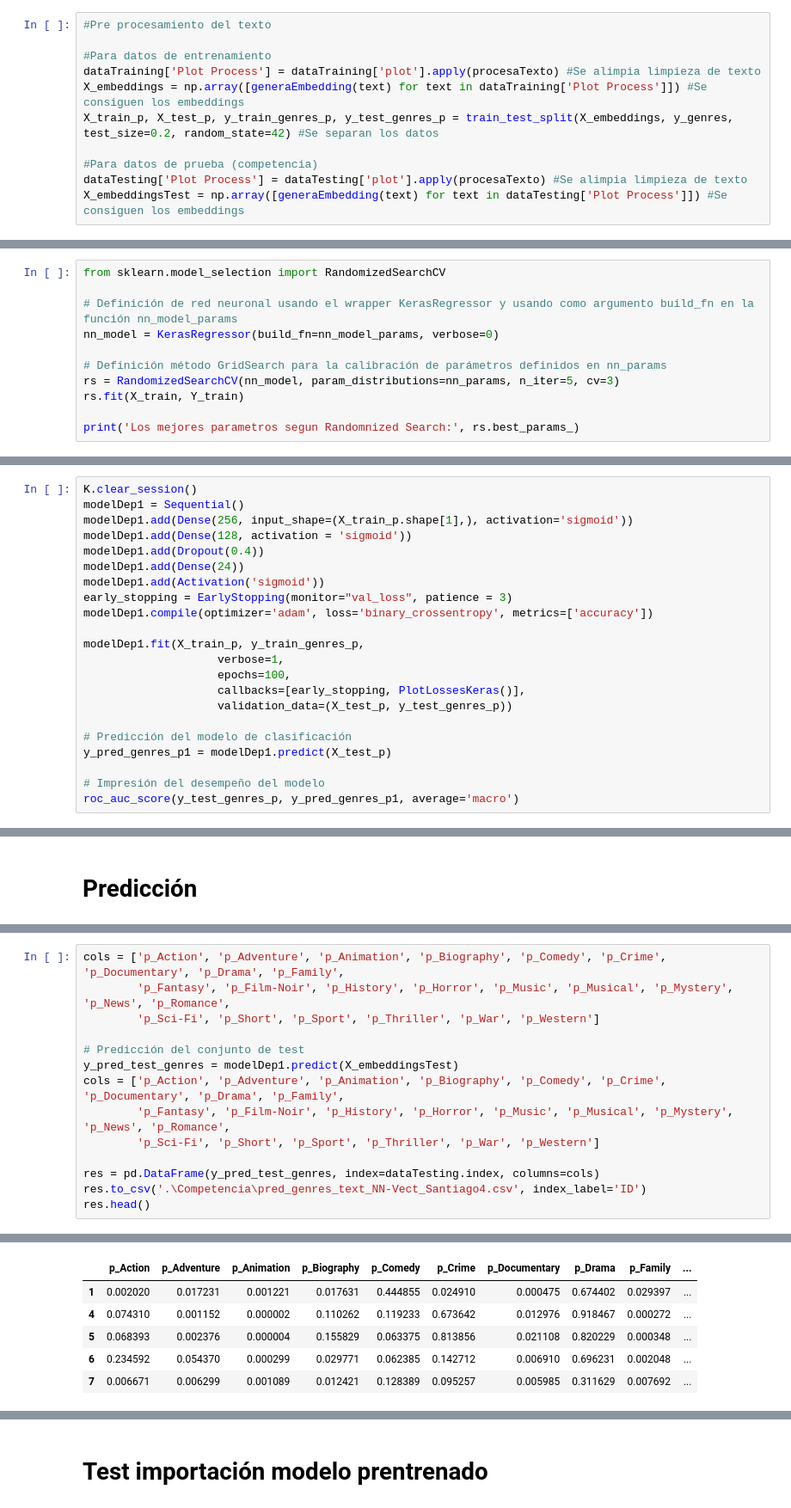
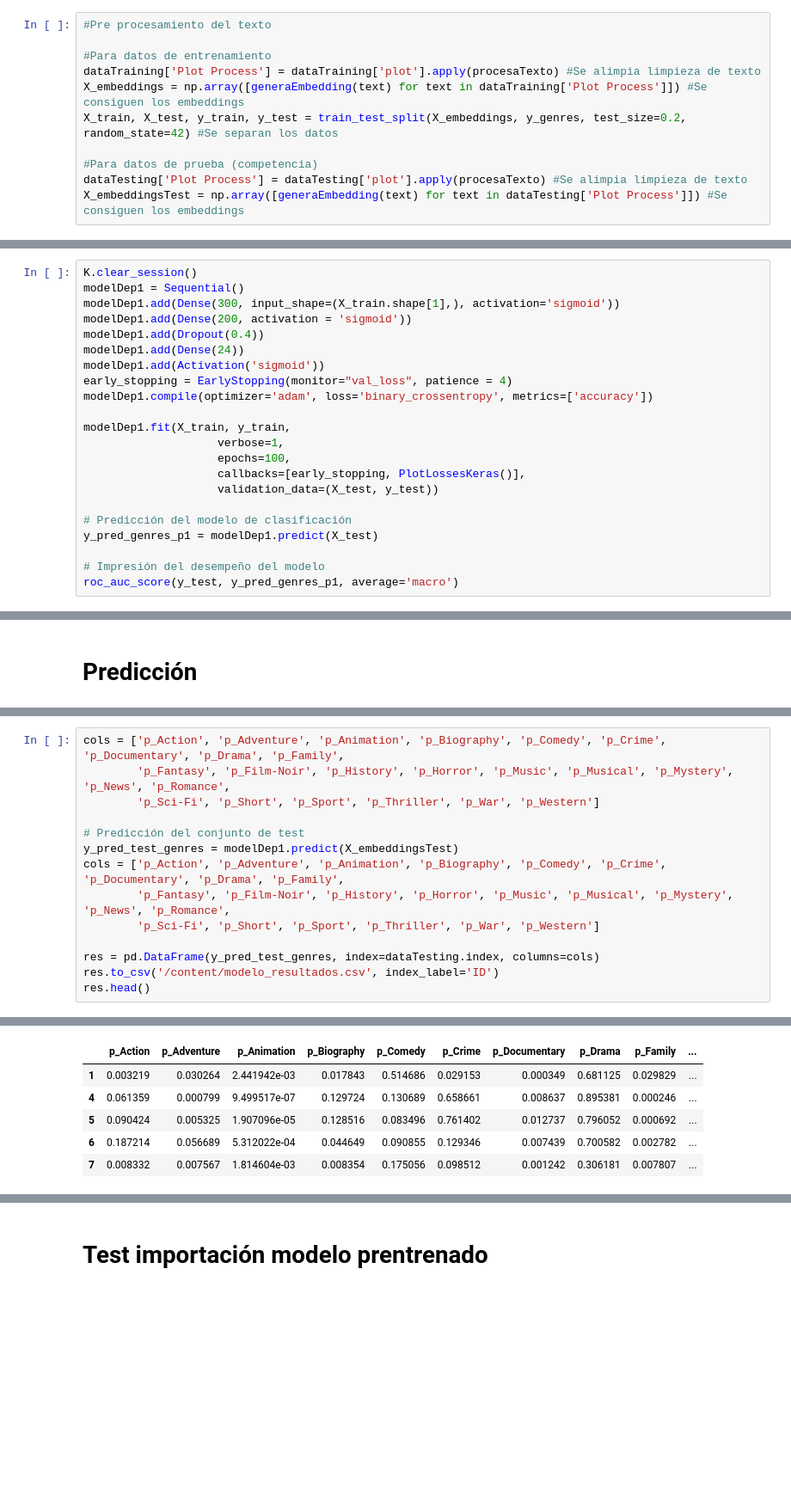
Before and after one commit to diegoalejop/MIAD_NLP_2024, a Jupyter notebook: Modelo_Final_NN_Competencia.ipynb, the cells around one changed output, grey strips where cells are left out. Shown at 86% size. Drawn from its saved outputs; the diff is of its cells as text; blank space fills up the shorter version.

```diff
--- a/Modelo_Final_NN_Competencia.ipynb
+++ b/Modelo_Final_NN_Competencia.ipynb
@@ -194,7 +194,7 @@ def generaEmbedding(text):
 #Para datos de entrenamiento
 dataTraining['Plot Process'] = dataTraining['plot'].apply(procesaTexto) #Se alimpia limpieza de texto
 X_embeddings = np.array([generaEmbedding(text) for text in dataTraining['Plot Process']]) #Se consiguen los embeddings
-X_train_p, X_test_p, y_train_genres_p, y_test_genres_p = train_test_split(X_embeddings, y_genres, test_size=0.2, random_state=42) #Se separan los datos
+X_train, X_test, y_train, y_test = train_test_split(X_embeddings, y_genres, test_size=0.2, random_state=42) #Se separan los datos
 
 #Para datos de prueba (competencia)
 dataTesting['Plot Process'] = dataTesting['plot'].apply(procesaTexto) #Se alimpia limpieza de texto
@@ -247,11 +203,0 @@ nn_params = {
-# %%
-from sklearn.model_selection import RandomizedSearchCV
-
-# Definición de red neuronal usando el wrapper KerasRegressor y usando como argumento build_fn en la función nn_model_params
-nn_model = KerasRegressor(build_fn=nn_model_params, verbose=0)
-
-# Definición método GridSearch para la calibración de parámetros definidos en nn_params
-rs = RandomizedSearchCV(nn_model, param_distributions=nn_params, n_iter=5, cv=3)
-rs.fit(X_train, Y_train)
-
-print('Los mejores parametros segun Randomnized Search:', rs.best_params_)
@@ -265,23 +328,23 @@ print('Los mejores parametros segun Randomnized Search:', rs.best_params_)
 # %%
 K.clear_session()
 modelDep1 = Sequential()
-modelDep1.add(Dense(256, input_shape=(X_train_p.shape[1],), activation='sigmoid'))
-modelDep1.add(Dense(128, activation = 'sigmoid'))
+modelDep1.add(Dense(300, input_shape=(X_train.shape[1],), activation='sigmoid'))
+modelDep1.add(Dense(200, activation = 'sigmoid'))
 modelDep1.add(Dropout(0.4))
 modelDep1.add(Dense(24))
 modelDep1.add(Activation('sigmoid'))
-early_stopping = EarlyStopping(monitor="val_loss", patience = 3)
+early_stopping = EarlyStopping(monitor="val_loss", patience = 4)
 modelDep1.compile(optimizer='adam', loss='binary_crossentropy', metrics=['accuracy'])
 
-modelDep1.fit(X_train_p, y_train_genres_p,
+modelDep1.fit(X_train, y_train,
                     verbose=1,
                     epochs=100,
                     callbacks=[early_stopping, PlotLossesKeras()],
-                    validation_data=(X_test_p, y_test_genres_p))
+                    validation_data=(X_test, y_test))
 
 # Predicción del modelo de clasificación
-y_pred_genres_p1 = modelDep1.predict(X_test_p)
+y_pred_genres_p1 = modelDep1.predict(X_test)
 
 # Impresión del desempeño del modelo
-roc_auc_score(y_test_genres_p, y_pred_genres_p1, average='macro')
+roc_auc_score(y_test, y_pred_genres_p1, average='macro')
 # %% [output]
@@ -306,25 +367,25 @@ WARNING:absl:You are saving your model as an HDF5 file via `model.save()` or `ke
 # %%
 cols = ['p_Action', 'p_Adventure', 'p_Animation', 'p_Biography', 'p_Comedy', 'p_Crime', 'p_Documentary', 'p_Drama', 'p_Family',
         'p_Fantasy', 'p_Film-Noir', 'p_History', 'p_Horror', 'p_Music', 'p_Musical', 'p_Mystery', 'p_News', 'p_Romance',
         'p_Sci-Fi', 'p_Short', 'p_Sport', 'p_Thriller', 'p_War', 'p_Western']
 
 # Predicción del conjunto de test
 y_pred_test_genres = modelDep1.predict(X_embeddingsTest)
 cols = ['p_Action', 'p_Adventure', 'p_Animation', 'p_Biography', 'p_Comedy', 'p_Crime', 'p_Documentary', 'p_Drama', 'p_Family',
         'p_Fantasy', 'p_Film-Noir', 'p_History', 'p_Horror', 'p_Music', 'p_Musical', 'p_Mystery', 'p_News', 'p_Romance',
         'p_Sci-Fi', 'p_Short', 'p_Sport', 'p_Thriller', 'p_War', 'p_Western']
 
 res = pd.DataFrame(y_pred_test_genres, index=dataTesting.index, columns=cols)
-res.to_csv('.\Competencia\pred_genres_text_NN-Vect_Santiago4.csv', index_label='ID')
+res.to_csv('/content/modelo_resultados.csv', index_label='ID')
 res.head()
 # %% [output]
 106/106 ━━━━━━━━━━━━━━━━━━━━ 0s 2ms/step
 |  | p_Action | p_Adventure | p_Animation | p_Biography | p_Comedy | p_Crime | p_Documentary | p_Drama | p_Family | ... |
-| 1 | 0.002020 | 0.017231 | 0.001221 | 0.017631 | 0.444855 | 0.024910 | 0.000475 | 0.674402 | 0.029397 | ... |
-| 4 | 0.074310 | 0.001152 | 0.000002 | 0.110262 | 0.119233 | 0.673642 | 0.012976 | 0.918467 | 0.000272 | ... |
-| 5 | 0.068393 | 0.002376 | 0.000004 | 0.155829 | 0.063375 | 0.813856 | 0.021108 | 0.820229 | 0.000348 | ... |
-| 6 | 0.234592 | 0.054370 | 0.000299 | 0.029771 | 0.062385 | 0.142712 | 0.006910 | 0.696231 | 0.002048 | ... |
-| 7 | 0.006671 | 0.006299 | 0.001089 | 0.012421 | 0.128389 | 0.095257 | 0.005985 | 0.311629 | 0.007692 | ... |
+| 1 | 0.003219 | 0.030264 | 2.441942e-03 | 0.017843 | 0.514686 | 0.029153 | 0.000349 | 0.681125 | 0.029829 | ... |
+| 4 | 0.061359 | 0.000799 | 9.499517e-07 | 0.129724 | 0.130689 | 0.658661 | 0.008637 | 0.895381 | 0.000246 | ... |
+| 5 | 0.090424 | 0.005325 | 1.907096e-05 | 0.128516 | 0.083496 | 0.761402 | 0.012737 | 0.796052 | 0.000692 | ... |
+| 6 | 0.187214 | 0.056689 | 5.312022e-04 | 0.044649 | 0.090855 | 0.129346 | 0.007439 | 0.700582 | 0.002782 | ... |
+| 7 | 0.008332 | 0.007567 | 1.814604e-03 | 0.008354 | 0.175056 | 0.098512 | 0.001242 | 0.306181 | 0.007807 | ... |
 5 rows × 24 columns
 # %% [markdown]
 # Test importación modelo prentrenado
```
Also changed, not shown: parts of 15 cells of this notebook.
